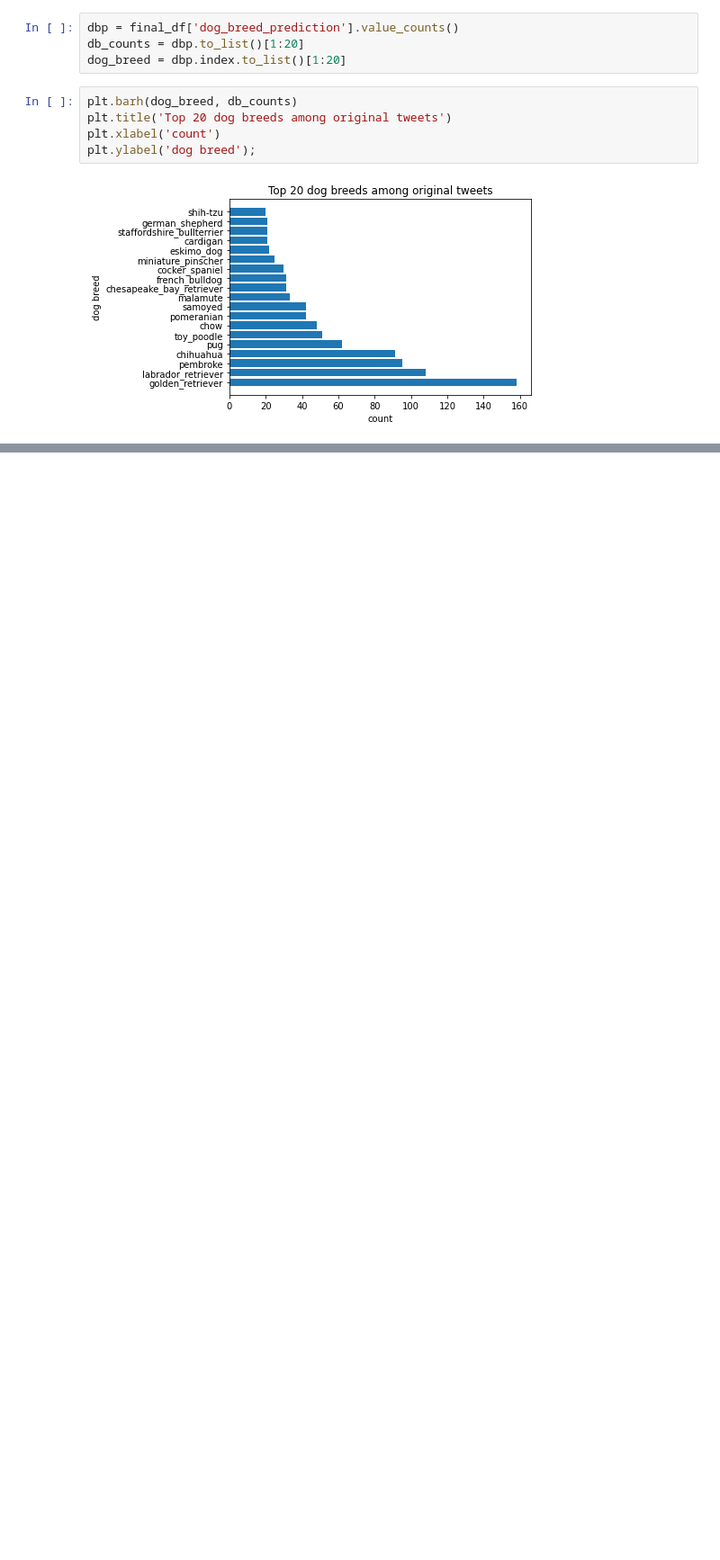
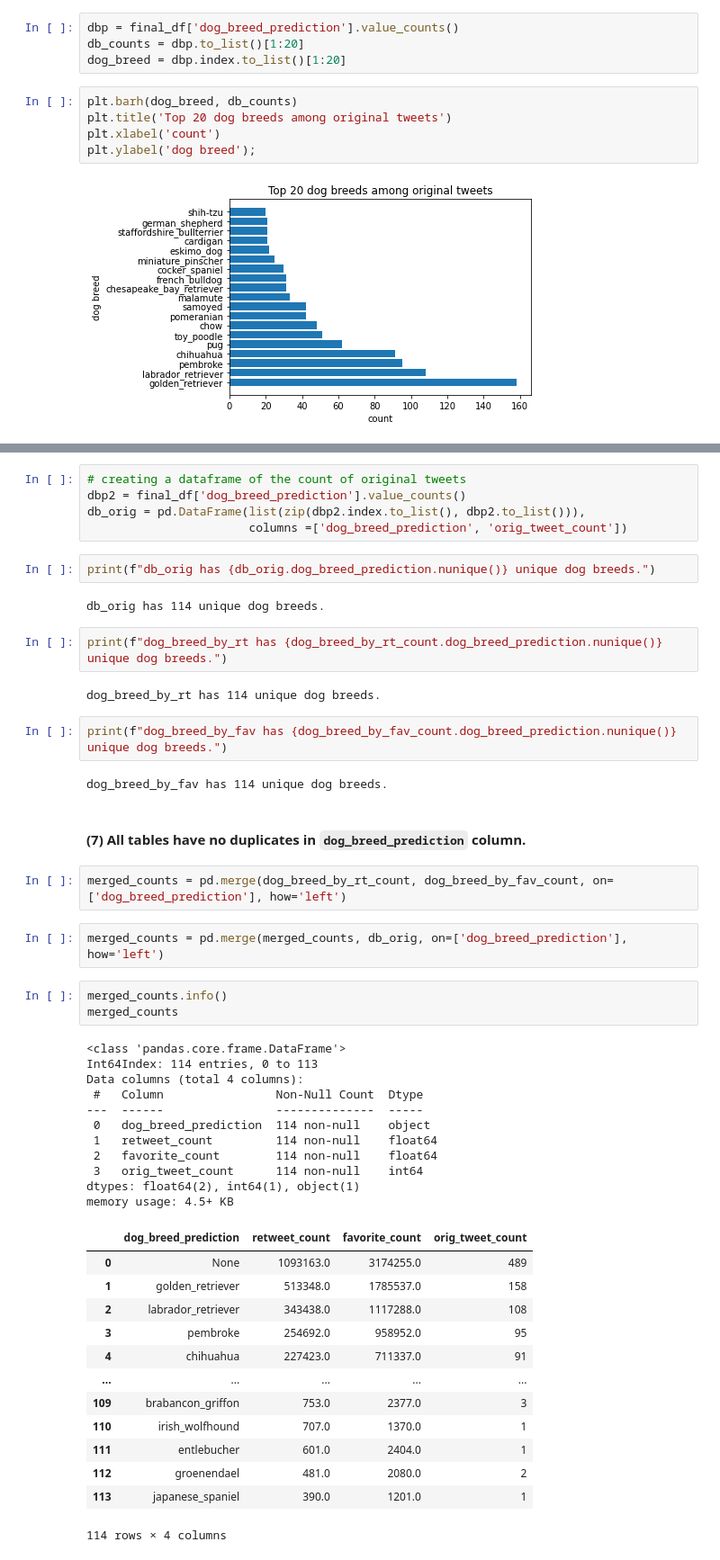
Before and after one commit to alf808/doggie-tweets, a Jupyter notebook: wrangle_act.ipynb, the cells around one changed output, grey strips where cells are left out. Shown at 90% size. Saved outputs shown, nothing was run; the diff lists cells and outputs as text; blank space fills up the shorter version.

```diff
--- a/wrangle_act.ipynb
+++ b/wrangle_act.ipynb
@@ -990,0 +961,51 @@ dbfav_df.sort_values('favorite_count', ascending=False)[1:20]
+# %%
+# creating a dataframe of the count of original tweets
+dbp2 = final_df['dog_breed_prediction'].value_counts()
+db_orig = pd.DataFrame(list(zip(dbp2.index.to_list(), dbp2.to_list())),
+                       columns =['dog_breed_prediction', 'orig_tweet_count'])
+# %%
+print(f"db_orig has {db_orig.dog_breed_prediction.nunique()} unique dog breeds.")
+# %% [output]
+db_orig has 114 unique dog breeds.
+# %%
+print(f"dog_breed_by_rt has {dog_breed_by_rt_count.dog_breed_prediction.nunique()} unique dog breeds.")
+# %% [output]
+dog_breed_by_rt has 114 unique dog breeds.
+# %%
+print(f"dog_breed_by_fav has {dog_breed_by_fav_count.dog_breed_prediction.nunique()} unique dog breeds.")
+# %% [output]
+dog_breed_by_fav has 114 unique dog breeds.
+# %% [markdown]
+#### **(7)** All tables have no duplicates in `dog_breed_prediction` column.
+# %%
+merged_counts = pd.merge(dog_breed_by_rt_count, dog_breed_by_fav_count, on=['dog_breed_prediction'], how='left')
+# %%
+merged_counts = pd.merge(merged_counts, db_orig, on=['dog_breed_prediction'], how='left')
+# %%
+merged_counts.info()
+merged_counts
+# %% [output]
+<class 'pandas.core.frame.DataFrame'>
+Int64Index: 114 entries, 0 to 113
+Data columns (total 4 columns):
+ #   Column                Non-Null Count  Dtype
+---  ------                --------------  -----
+ 0   dog_breed_prediction  114 non-null    object
+ 1   retweet_count         114 non-null    float64
+ 2   favorite_count        114 non-null    float64
+ 3   orig_tweet_count      114 non-null    int64
+dtypes: float64(2), int64(1), object(1)
+memory usage: 4.5+ KB
+|  | dog_breed_prediction | retweet_count | favorite_count | orig_tweet_count |
+| 0 | None | 1093163.0 | 3174255.0 | 489 |
+| 1 | golden_retriever | 513348.0 | 1785537.0 | 158 |
+| 2 | labrador_retriever | 343438.0 | 1117288.0 | 108 |
+| 3 | pembroke | 254692.0 | 958952.0 | 95 |
+| 4 | chihuahua | 227423.0 | 711337.0 | 91 |
+| ... | ... | ... | ... | ... |
+| 109 | brabancon_griffon | 753.0 | 2377.0 | 3 |
+| 110 | irish_wolfhound | 707.0 | 1370.0 | 1 |
+| 111 | entlebucher | 601.0 | 2404.0 | 1 |
+| 112 | groenendael | 481.0 | 2080.0 | 2 |
+| 113 | japanese_spaniel | 390.0 | 1201.0 | 1 |
+114 rows × 4 columns
```
Also changed, not shown: parts of 30 cells of this notebook.
